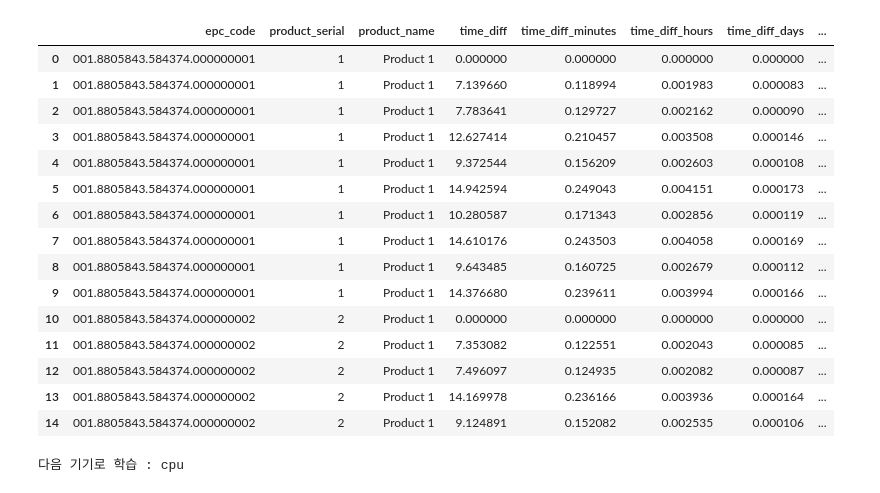
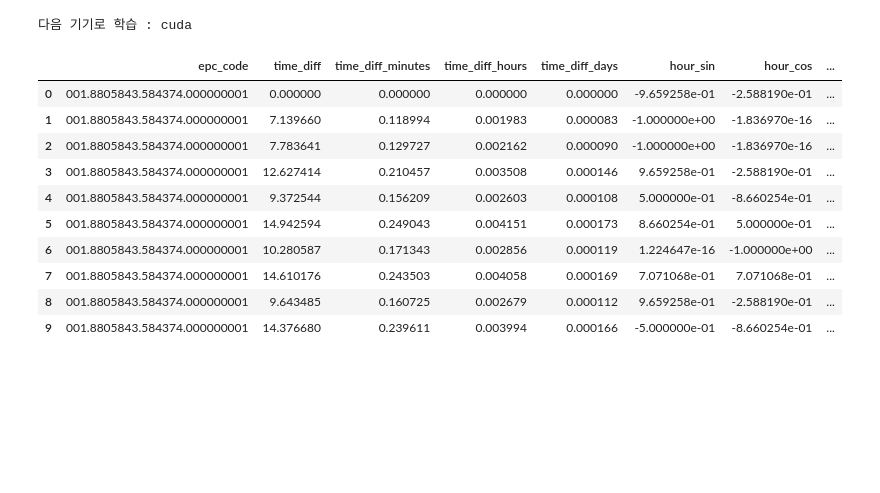
Before and after one commit to lenoau/AI_Project, a Jupyter notebook: Deep_Learning/AutoEncoder.ipynb, the cells around one changed output. Cells and saved outputs as stored; diff of their text form; code cells hidden in the pictures; blank space fills up the shorter version.

```diff
--- a/Deep_Learning/AutoEncoder.ipynb
+++ b/Deep_Learning/AutoEncoder.ipynb
@@ -12,6 +12,12 @@ import torch.nn.functional as F
 from sklearn.metrics import roc_curve, auc
 
 file_path = "./Dummy_02.csv"
+# %%
+USE_CUDA = torch.cuda.is_available()
+device = torch.device("cuda" if USE_CUDA else 'cpu')
+print(f'다음 기기로 학습 : {device}')
+# %% [output]
+다음 기기로 학습 : cuda
 # %%
 # 1. 데이터 로드
 def load_data(file_path):
@@ -56,7 +62,7 @@ def process_time_data(df):
     df = df.drop(columns=['event_time', 'year', 'month', 'day', 'hour'], errors='ignore')
     return df
 # %%
-# 3. Label Encoding
+# 3. 인코딩
 def encode_categorical_data(df):
     # hub_type, event_type 라벨 인코딩
     le_hub = LabelEncoder()
@@ -72,7 +78,7 @@ def encode_categorical_data(df):
     df['hub_transition'] = (df['hub_type_encoded'] != df['hub_type_encoded'].shift(1)).astype(int)
 
     # 원본 hub_type과 event_type 삭제 (인코딩 후 불필요)
-    df = df.drop(columns=['hub_type', 'event_type'], errors='ignore')
+    df = df.drop(columns=['hub_type', 'event_type', 'product_serial', 'product_name'], errors='ignore')
 
     return df
 # %%
@@ -87,29 +93,24 @@ def create_sequences(df, seq_length):
 # %%
 # 데이터 로드
 df = load_data(file_path)
 
 # 시간 데이터 처리
 df = process_time_data(df)
 
 # 카테고리형 데이터 인코딩
 df = encode_categorical_data(df)
 
 # 변환된 데이터 확인
-display(df.head(15))
+display(df.head(10))
 # %% [output]
-|  | epc_code | product_serial | product_name | time_diff | time_diff_minutes | time_diff_hours | time_diff_days | ... |
-| 0 | 001.8805843.584374.000000001 | 1 | Product 1 | 0.000000 | 0.000000 | 0.000000 | 0.000000 | ... |
-| 1 | 001.8805843.584374.000000001 | 1 | Product 1 | 7.139660 | 0.118994 | 0.001983 | 0.000083 | ... |
-| 2 | 001.8805843.584374.000000001 | 1 | Product 1 | 7.783641 | 0.129727 | 0.002162 | 0.000090 | ... |
-| 3 | 001.8805843.584374.000000001 | 1 | Product 1 | 12.627414 | 0.210457 | 0.003508 | 0.000146 | ... |
-| 4 | 001.8805843.584374.000000001 | 1 | Product 1 | 9.372544 | 0.156209 | 0.002603 | 0.000108 | ... |
-| 5 | 001.8805843.584374.000000001 | 1 | Product 1 | 14.942594 | 0.249043 | 0.004151 | 0.000173 | ... |
-| 6 | 001.8805843.584374.000000001 | 1 | Product 1 | 10.280587 | 0.171343 | 0.002856 | 0.000119 | ... |
-| 7 | 001.8805843.584374.000000001 | 1 | Product 1 | 14.610176 | 0.243503 | 0.004058 | 0.000169 | ... |
-| 8 | 001.8805843.584374.000000001 | 1 | Product 1 | 9.643485 | 0.160725 | 0.002679 | 0.000112 | ... |
-| 9 | 001.8805843.584374.000000001 | 1 | Product 1 | 14.376680 | 0.239611 | 0.003994 | 0.000166 | ... |
-| 10 | 001.8805843.584374.000000002 | 2 | Product 1 | 0.000000 | 0.000000 | 0.000000 | 0.000000 | ... |
-| 11 | 001.8805843.584374.000000002 | 2 | Product 1 | 7.353082 | 0.122551 | 0.002043 | 0.000085 | ... |
-| 12 | 001.8805843.584374.000000002 | 2 | Product 1 | 7.496097 | 0.124935 | 0.002082 | 0.000087 | ... |
-| 13 | 001.8805843.584374.000000002 | 2 | Product 1 | 14.169978 | 0.236166 | 0.003936 | 0.000164 | ... |
-| 14 | 001.8805843.584374.000000002 | 2 | Product 1 | 9.124891 | 0.152082 | 0.002535 | 0.000106 | ... |
+|  | epc_code | time_diff | time_diff_minutes | time_diff_hours | time_diff_days | hour_sin | hour_cos | ... |
+| 0 | 001.8805843.584374.000000001 | 0.000000 | 0.000000 | 0.000000 | 0.000000 | -9.659258e-01 | -2.588190e-01 | ... |
+| 1 | 001.8805843.584374.000000001 | 7.139660 | 0.118994 | 0.001983 | 0.000083 | -1.000000e+00 | -1.836970e-16 | ... |
+| 2 | 001.8805843.584374.000000001 | 7.783641 | 0.129727 | 0.002162 | 0.000090 | -1.000000e+00 | -1.836970e-16 | ... |
+| 3 | 001.8805843.584374.000000001 | 12.627414 | 0.210457 | 0.003508 | 0.000146 | 9.659258e-01 | -2.588190e-01 | ... |
+| 4 | 001.8805843.584374.000000001 | 9.372544 | 0.156209 | 0.002603 | 0.000108 | 5.000000e-01 | -8.660254e-01 | ... |
+| 5 | 001.8805843.584374.000000001 | 14.942594 | 0.249043 | 0.004151 | 0.000173 | 8.660254e-01 | 5.000000e-01 | ... |
+| 6 | 001.8805843.584374.000000001 | 10.280587 | 0.171343 | 0.002856 | 0.000119 | 1.224647e-16 | -1.000000e+00 | ... |
+| 7 | 001.8805843.584374.000000001 | 14.610176 | 0.243503 | 0.004058 | 0.000169 | 7.071068e-01 | 7.071068e-01 | ... |
+| 8 | 001.8805843.584374.000000001 | 9.643485 | 0.160725 | 0.002679 | 0.000112 | 9.659258e-01 | -2.588190e-01 | ... |
+| 9 | 001.8805843.584374.000000001 | 14.376680 | 0.239611 | 0.003994 | 0.000166 | -5.000000e-01 | -8.660254e-01 | ... |
@@ -236,8 +242,2 @@ def preprocess_pipeline(file_path, seq_length=3):
-# %%
-USE_CUDA = torch.cuda.is_available()
-device = torch.device("cuda" if USE_CUDA else 'cpu')
-print(f'다음 기기로 학습 : {device}')
-# %% [output]
-다음 기기로 학습 : cpu
 # %%
 # 12. 실행
```
Also changed, not shown: parts of 10 cells of this notebook, 12 other files.
